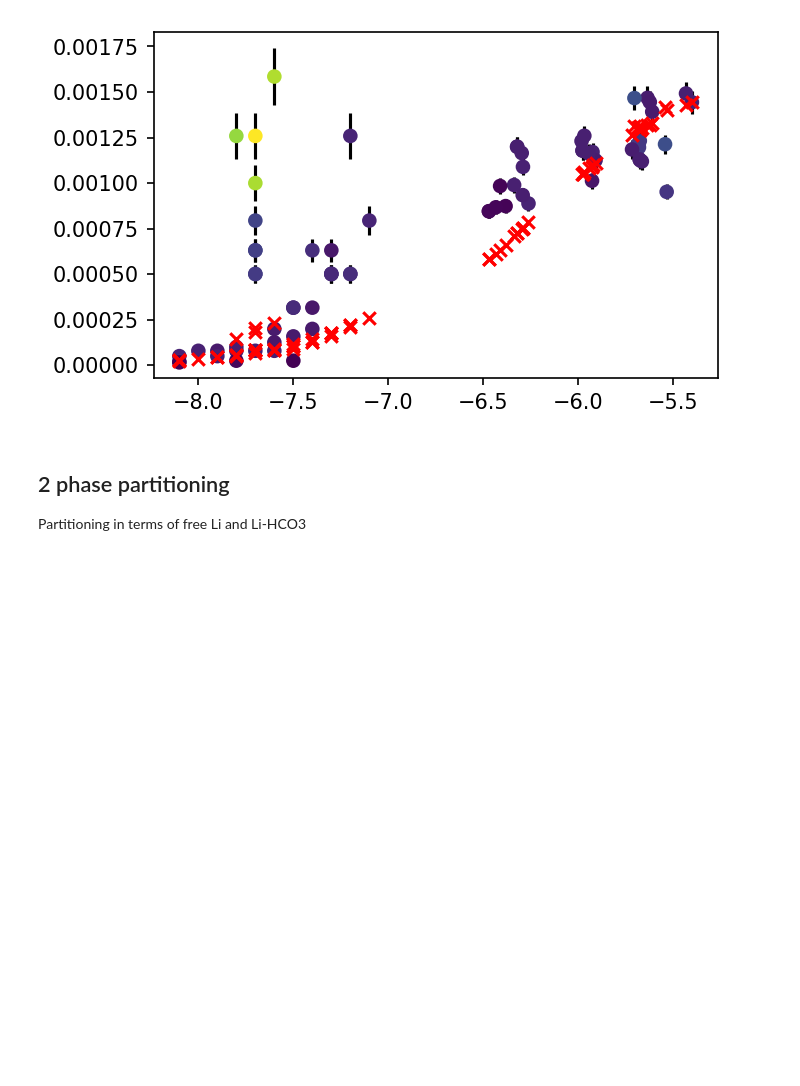
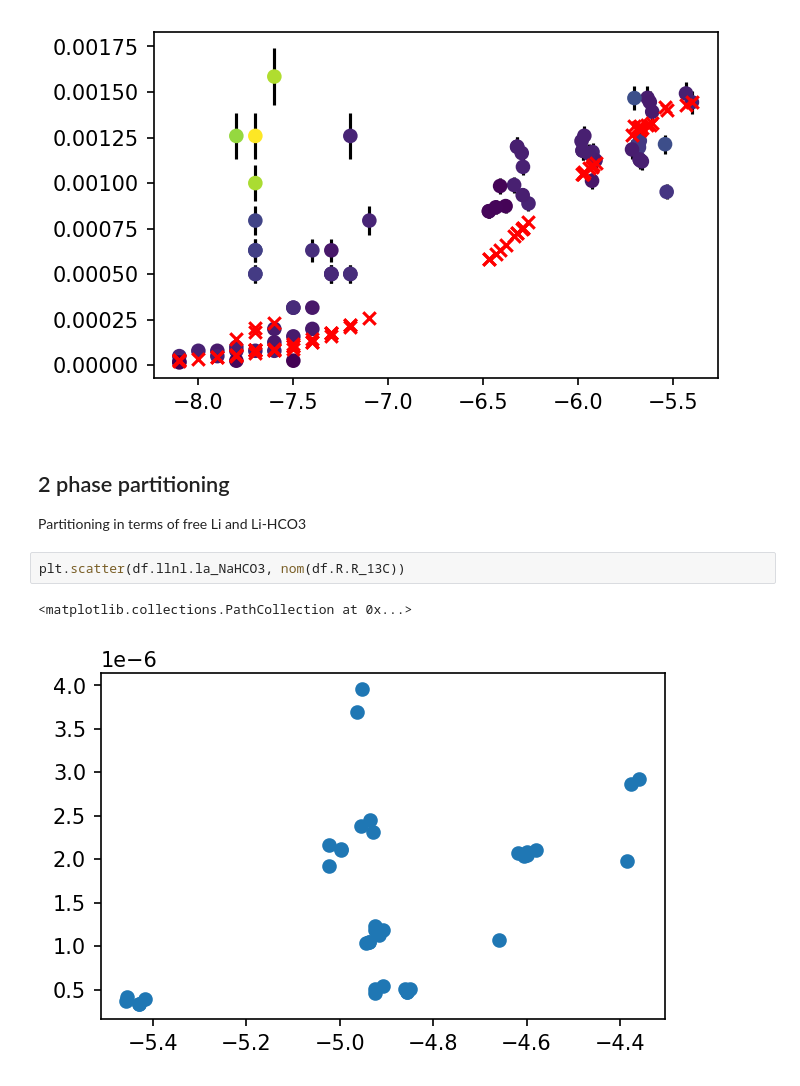
Before and after one commit to oscarbranson/supplementary, a Jupyter notebook: supplements/inorg_Li/03_Analysis.ipynb, the cells around one changed output. Saved outputs shown, nothing was run; the diff lists cells and outputs as text; blank space fills up the shorter version.

```diff
--- a/supplements/inorg_Li/03_Analysis.ipynb
+++ b/supplements/inorg_Li/03_Analysis.ipynb
@@ -400,3 +415,8 @@ plt.scatter(np.log10(Rp), pmid, marker='x', color='r')
 ## 2 phase partitioning
 
 Partitioning in terms of free Li and Li-HCO3
+# %%
+plt.scatter(df.llnl.la_NaHCO3, nom(df.R.R_13C))
+# %% [output]
+<matplotlib.collections.PathCollection at 0x...>
+[figure, added]
```
Also changed, not shown: parts of 9 cells of this notebook.
